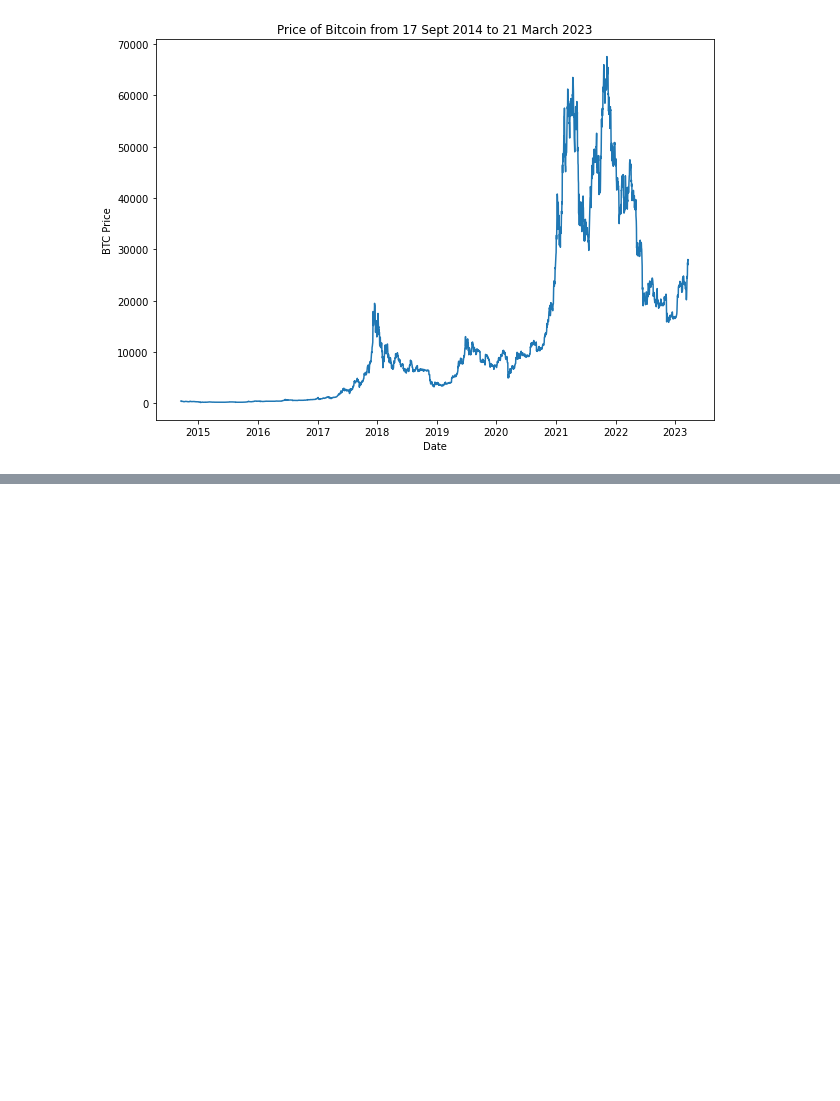
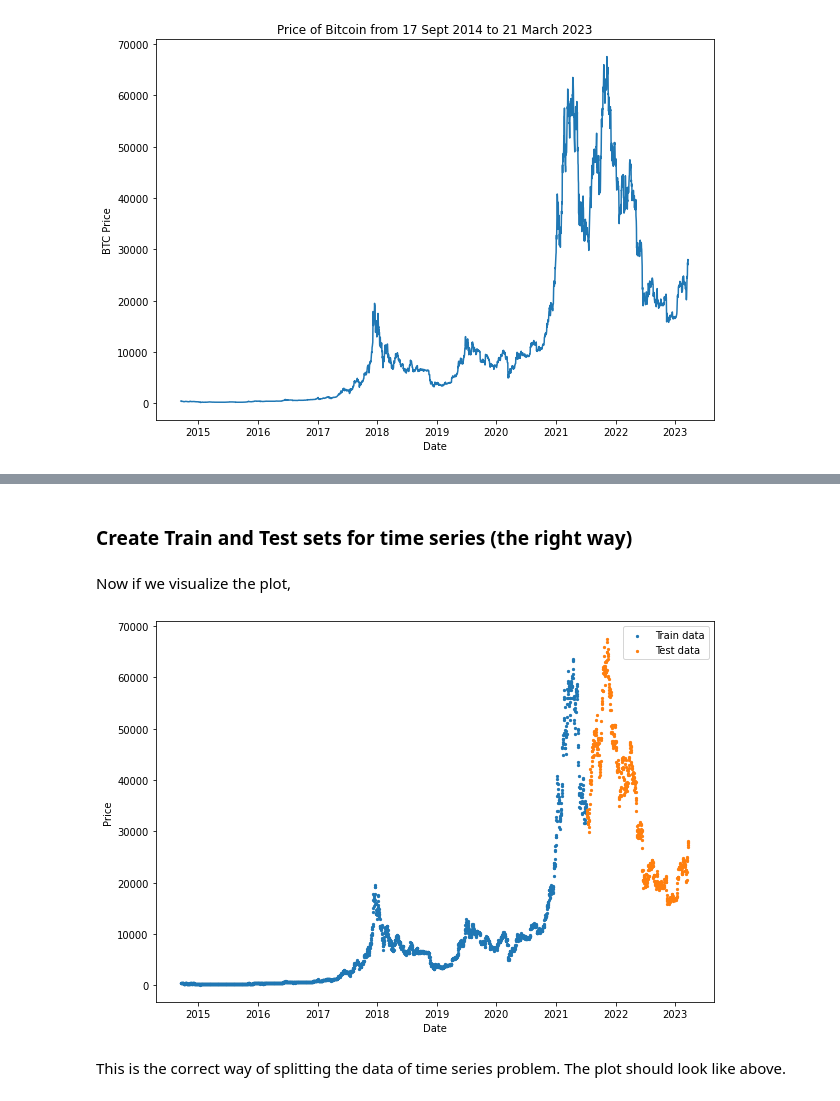
Before and after one commit to SaketMunda/time-series-with-tensorflow, a Jupyter notebook: time_series_with_tensorflow_bitpredict.ipynb, the cells around one changed output, grey strips where cells are left out. Drawn from its saved outputs; the diff is of its cells as text; code cells hidden in the pictures; blank space fills up the shorter version.

```diff
--- a/time_series_with_tensorflow_bitpredict.ipynb
+++ b/time_series_with_tensorflow_bitpredict.ipynb
@@ -176,0 +214,20 @@ plt.title("Price of Bitcoin from 17 Sept 2014 to 21 March 2023");
+# %% [markdown]
+### Create Train and Test sets for time series (the right way)
+# %%
+split_size = int(0.8 * len(prices)) # 80% of train sets and 20% of test sets
+
+X_train, y_train = timesteps[:split_size], prices[:split_size]
+X_test, y_test = timesteps[split_size:], prices[split_size:]
+# %% [markdown]
+Now if we visualize the plot,
+# %%
+plt.figure(figsize=(10,7))
+plt.scatter(X_train, y_train, s=5, label="Train data")
+plt.scatter(X_test, y_test, s=5, label="Test data")
+plt.xlabel("Date")
+plt.ylabel("Price")
+plt.legend();
+# %% [output]
+[figure, added]
+# %% [markdown]
+This is the correct way of splitting the data of time series problem. The plot should look like above.
```
Also changed, not shown: parts of 10 cells of this notebook.
